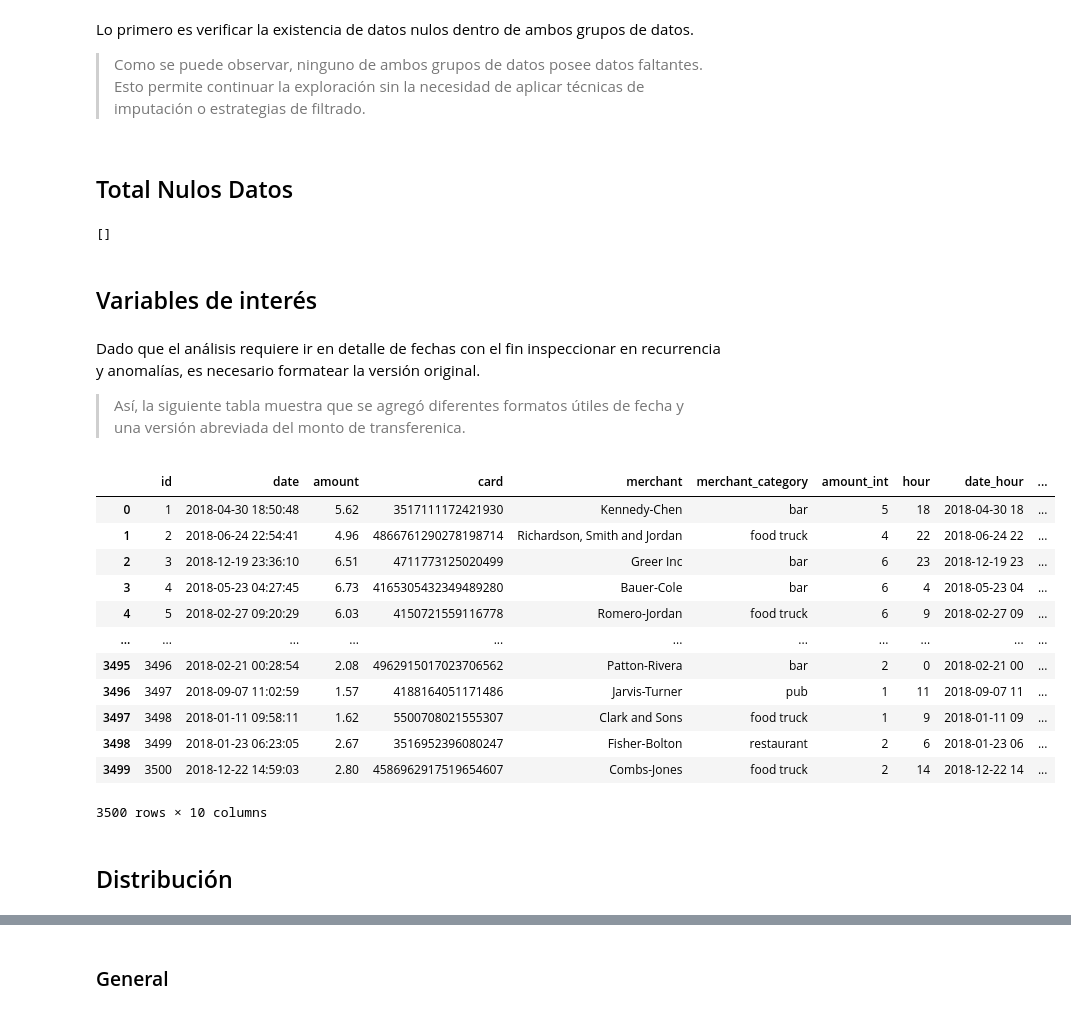
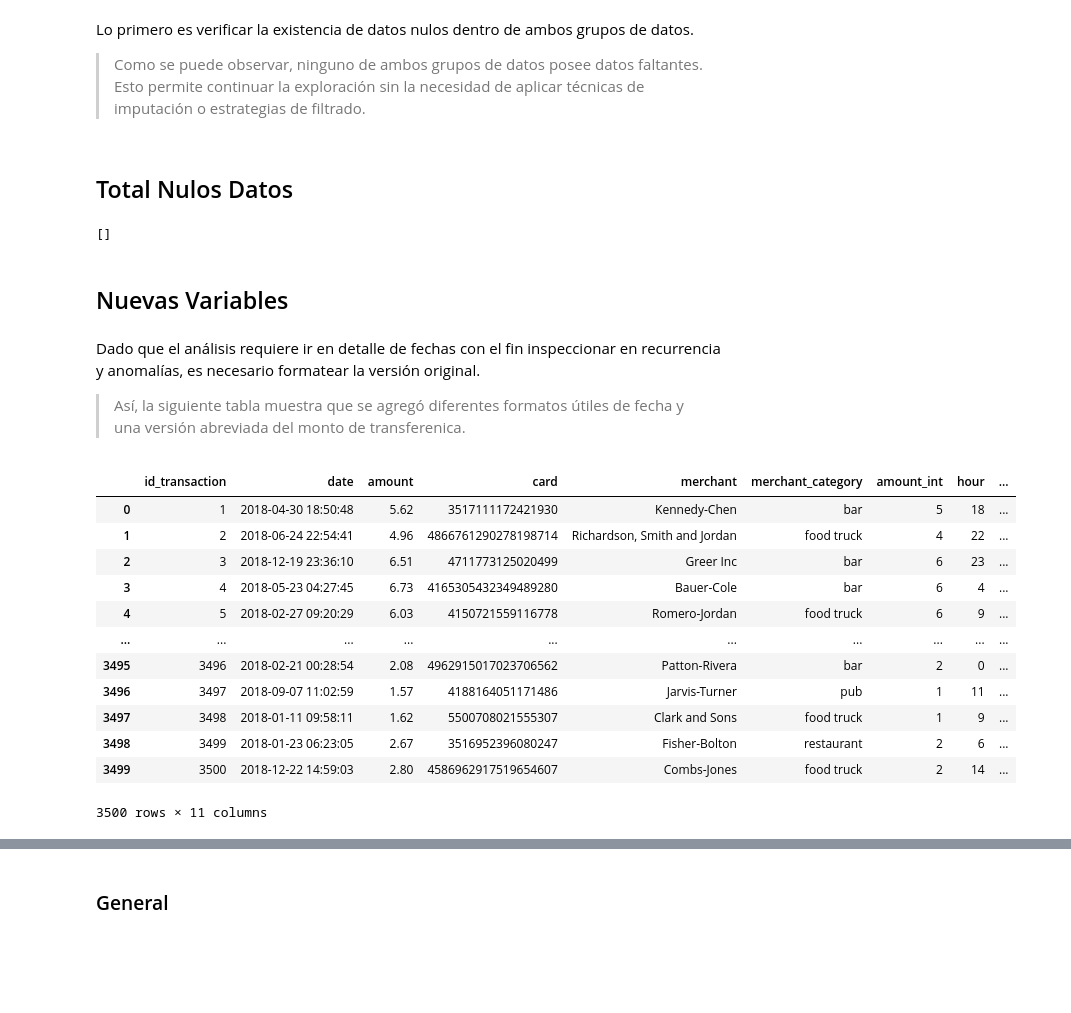
Before and after one commit to davidignacioam/practical_test_sura, a Jupyter notebook: Parte I - Prueba Técnica.ipynb, the cells around one changed output, grey strips where cells are left out. Cells and saved outputs as stored; diff of their text form; code cells hidden in the pictures; blank space fills up the shorter version.

```diff
--- a/Parte I - Prueba Técnica.ipynb
+++ b/Parte I - Prueba Técnica.ipynb
@@ -245,18 +245,14 @@ df_merge
 Lo primero es verificar la existencia de datos nulos dentro de ambos grupos de datos.
 
 > Como se puede observar, ninguno de ambos grupos de datos posee datos faltantes. Esto permite continuar la exploración sin la necesidad de aplicar técnicas de imputación o estrategias de filtrado.
-# %%
-# Definición de Función
-def get_total_na(df: pd.DataFrame) -> list:
-   return [column for column in df.columns if len(df[df[column].isna()]) > 0 or len(df[df[column].isnull()]) > 0]
-# Visualización de Resultados
-display_html('<h2>Total Nulos Datos</h2>', raw=True)
-display(get_total_na(df_merge))
-# %% [output]
-Total Nulos Datos
-[]
+# %%
+display_html('<h2>Total Nulos Datos</h2>', raw=True)
+display(get_total_na(df_merge))
+# %% [output]
+Total Nulos Datos
+[]
 # %% [markdown]
-## Variables de interés
+## Nuevas Variables
 # %% [markdown]
 Dado que el análisis requiere ir en detalle de fechas con el fin inspeccionar en recurrencia y anomalías, es necesario formatear la versión original.
 
@@ -264,24 +260,23 @@ Dado que el análisis requiere ir en detalle de fechas con el fin inspeccionar e
 # %%
 df_merge = df_merge.assign(
    amount_int = lambda df: df['amount'].astype('int64'),
    hour = lambda df: df['date'].apply(lambda x: x.hour),
    date_hour = lambda df: df['date'].apply(lambda x: x.strftime('%Y-%m-%d %H')),
-   date_short = lambda df: df['date'].apply(lambda x: x.strftime('%Y-%m-%d'))
+   date_short = lambda df: df['date'].apply(lambda x: x.strftime('%Y-%m-%d')),
+   date_month = lambda df: df['date'].apply(lambda x: x.strftime('%Y-%m'))
 )
 df_merge
 # %% [output]
-|  | id | date | amount | card | merchant | merchant_category | amount_int | hour | date_hour | ... |
-| 0 | 1 | 2018-04-30 18:50:48 | 5.62 | 3517111172421930 | Kennedy-Chen | bar | 5 | 18 | 2018-04-30 18 | ... |
-| 1 | 2 | 2018-06-24 22:54:41 | 4.96 | 4866761290278198714 | Richardson, Smith and Jordan | food truck | 4 | 22 | 2018-06-24 22 | ... |
-| 2 | 3 | 2018-12-19 23:36:10 | 6.51 | 4711773125020499 | Greer Inc | bar | 6 | 23 | 2018-12-19 23 | ... |
-| 3 | 4 | 2018-05-23 04:27:45 | 6.73 | 4165305432349489280 | Bauer-Cole | bar | 6 | 4 | 2018-05-23 04 | ... |
-| 4 | 5 | 2018-02-27 09:20:29 | 6.03 | 4150721559116778 | Romero-Jordan | food truck | 6 | 9 | 2018-02-27 09 | ... |
-| ... | ... | ... | ... | ... | ... | ... | ... | ... | ... | ... |
-| 3495 | 3496 | 2018-02-21 00:28:54 | 2.08 | 4962915017023706562 | Patton-Rivera | bar | 2 | 0 | 2018-02-21 00 | ... |
-| 3496 | 3497 | 2018-09-07 11:02:59 | 1.57 | 4188164051171486 | Jarvis-Turner | pub | 1 | 11 | 2018-09-07 11 | ... |
-| 3497 | 3498 | 2018-01-11 09:58:11 | 1.62 | 5500708021555307 | Clark and Sons | food truck | 1 | 9 | 2018-01-11 09 | ... |
-| 3498 | 3499 | 2018-01-23 06:23:05 | 2.67 | 3516952396080247 | Fisher-Bolton | restaurant | 2 | 6 | 2018-01-23 06 | ... |
-| 3499 | 3500 | 2018-12-22 14:59:03 | 2.80 | 4586962917519654607 | Combs-Jones | food truck | 2 | 14 | 2018-12-22 14 | ... |
+|  | id_transaction | date | amount | card | merchant | merchant_category | amount_int | hour | ... |
+| 0 | 1 | 2018-04-30 18:50:48 | 5.62 | 3517111172421930 | Kennedy-Chen | bar | 5 | 18 | ... |
+| 1 | 2 | 2018-06-24 22:54:41 | 4.96 | 4866761290278198714 | Richardson, Smith and Jordan | food truck | 4 | 22 | ... |
+| 2 | 3 | 2018-12-19 23:36:10 | 6.51 | 4711773125020499 | Greer Inc | bar | 6 | 23 | ... |
+| 3 | 4 | 2018-05-23 04:27:45 | 6.73 | 4165305432349489280 | Bauer-Cole | bar | 6 | 4 | ... |
+| 4 | 5 | 2018-02-27 09:20:29 | 6.03 | 4150721559116778 | Romero-Jordan | food truck | 6 | 9 | ... |
+| ... | ... | ... | ... | ... | ... | ... | ... | ... | ... |
+| 3495 | 3496 | 2018-02-21 00:28:54 | 2.08 | 4962915017023706562 | Patton-Rivera | bar | 2 | 0 | ... |
+| 3496 | 3497 | 2018-09-07 11:02:59 | 1.57 | 4188164051171486 | Jarvis-Turner | pub | 1 | 11 | ... |
+| 3497 | 3498 | 2018-01-11 09:58:11 | 1.62 | 5500708021555307 | Clark and Sons | food truck | 1 | 9 | ... |
+| 3498 | 3499 | 2018-01-23 06:23:05 | 2.67 | 3516952396080247 | Fisher-Bolton | restaurant | 2 | 6 | ... |
+| 3499 | 3500 | 2018-12-22 14:59:03 | 2.80 | 4586962917519654607 | Combs-Jones | food truck | 2 | 14 | ... |
-3500 rows × 10 columns
+3500 rows × 11 columns
-# %% [markdown]
-## Distribución
```
Also changed, not shown: parts of 23 cells of this notebook, 2 other files.
